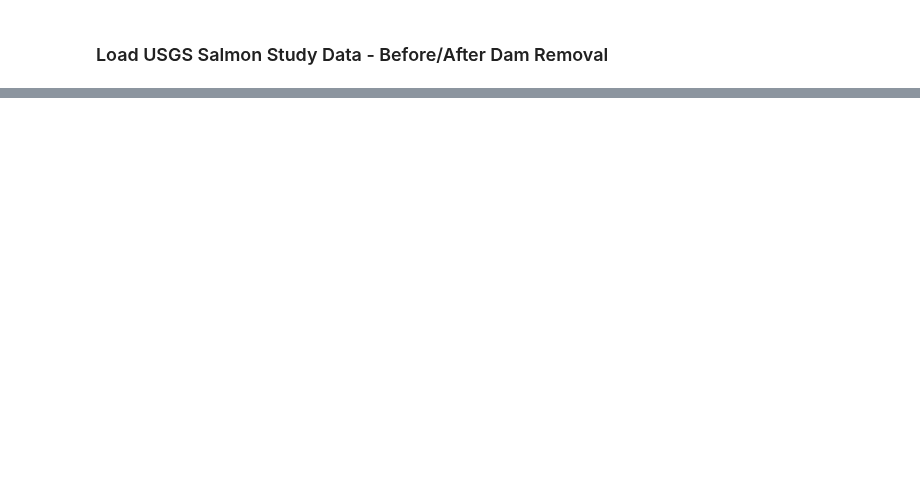
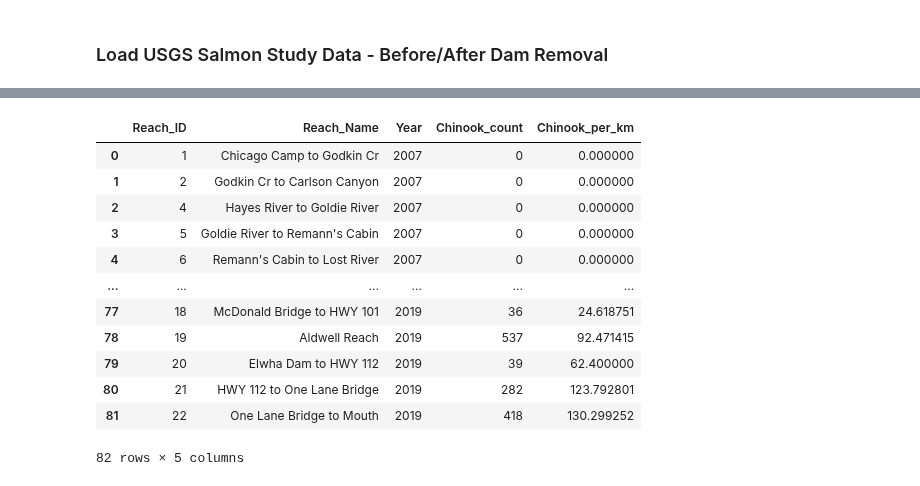
Before and after one commit to nym-veach/final-project-nym-veach, a Jupyter notebook: notebooks/elwha-river-salmon-project-final.ipynb, the cells around one changed output, grey strips where cells are left out. Cells and saved outputs as stored; diff of their text form; code cells hidden in the pictures; blank space fills up the shorter version.

```diff
--- a/notebooks/elwha-river-salmon-project-final.ipynb
+++ b/notebooks/elwha-river-salmon-project-final.ipynb
@@ -178,2 +178,15 @@ WARNING:bokeh.core.validation.check:W-1005 (FIXED_SIZING_MODE): 'fixed' sizing m
 # %% [markdown]
 ### Load USGS Salmon Study Data - Before/After Dam Removal
+# %%
+# Define path to salmon count CSV file
+data_dir = r"C:\Users\nymve\Documents\education\earth-data-analytics\fall-2025\data"
+
+# Create directory for CSV
+salmon_csv_path = os.path.join(data_dir, "Elwha_Riverscape_reach_data.csv")
+
+# Load tabular data
+salmon_df = pd.read_csv(salmon_csv_path)
+
+# Look at the columns and first few rows
+print(salmon_df.columns)
+print(salmon_df.head())
@@ -179,0 +211,23 @@ WARNING:bokeh.core.validation.check:W-1005 (FIXED_SIZING_MODE): 'fixed' sizing m
+# %%
+# Select columns for Coho salmon and count
+salmon_df = salmon_df[['Reach_ID', 'Reach_Name', 'Year', 'Count_Onts', 'Fish_km_Onts']]
+
+# Rename columns
+salmon_df = salmon_df.rename(columns={'Count_Onts':'Chinook_count', 'Fish_km_Onts':'Chinook_per_km'})
+
+# Look at dataframe
+salmon_df
+# %% [output]
+|  | Reach_ID | Reach_Name | Year | Chinook_count | Chinook_per_km |
+| 0 | 1 | Chicago Camp to Godkin Cr | 2007 | 0 | 0.000000 |
+| 1 | 2 | Godkin Cr to Carlson Canyon | 2007 | 0 | 0.000000 |
+| 2 | 4 | Hayes River to Goldie River | 2007 | 0 | 0.000000 |
+| 3 | 5 | Goldie River to Remann's Cabin | 2007 | 0 | 0.000000 |
+| 4 | 6 | Remann's Cabin to Lost River | 2007 | 0 | 0.000000 |
+| ... | ... | ... | ... | ... | ... |
+| 77 | 18 | McDonald Bridge to HWY 101 | 2019 | 36 | 24.618751 |
+| 78 | 19 | Aldwell Reach | 2019 | 537 | 92.471415 |
+| 79 | 20 | Elwha Dam to HWY 112 | 2019 | 39 | 62.400000 |
+| 80 | 21 | HWY 112 to One Lane Bridge | 2019 | 282 | 123.792801 |
+| 81 | 22 | One Lane Bridge to Mouth | 2019 | 418 | 130.299252 |
+82 rows × 5 columns
```
Also changed, not shown: parts of 8 cells of this notebook, 1 other file.
